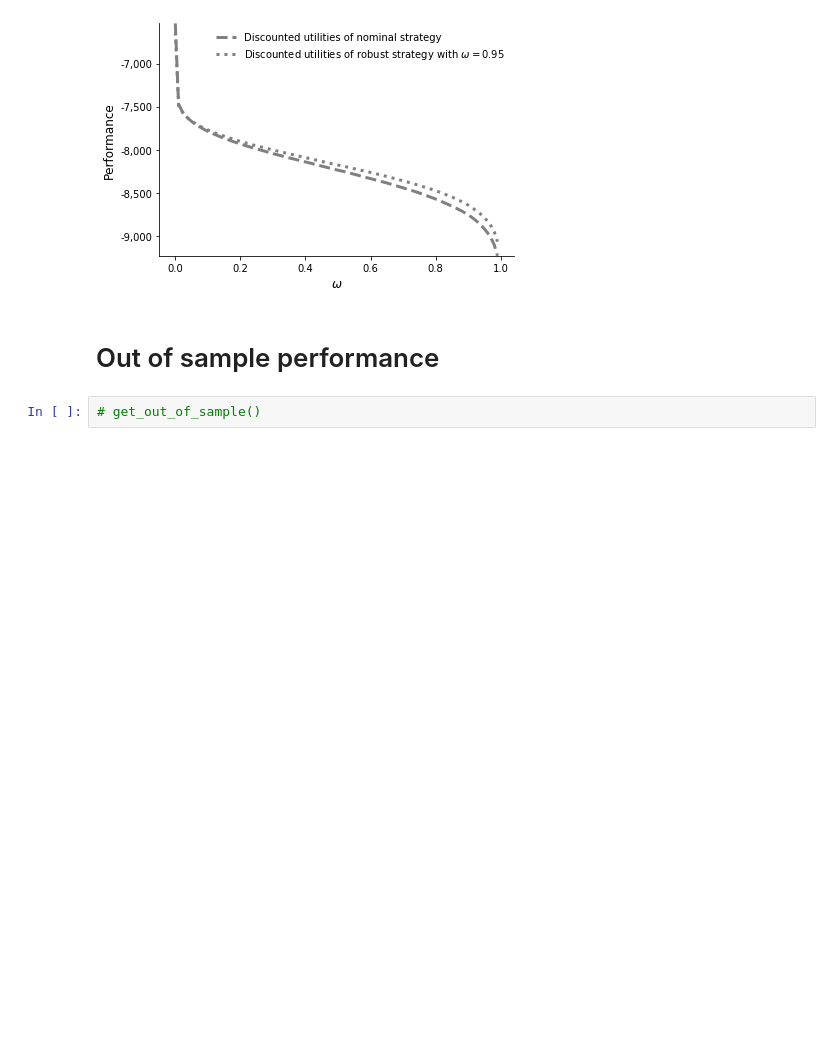
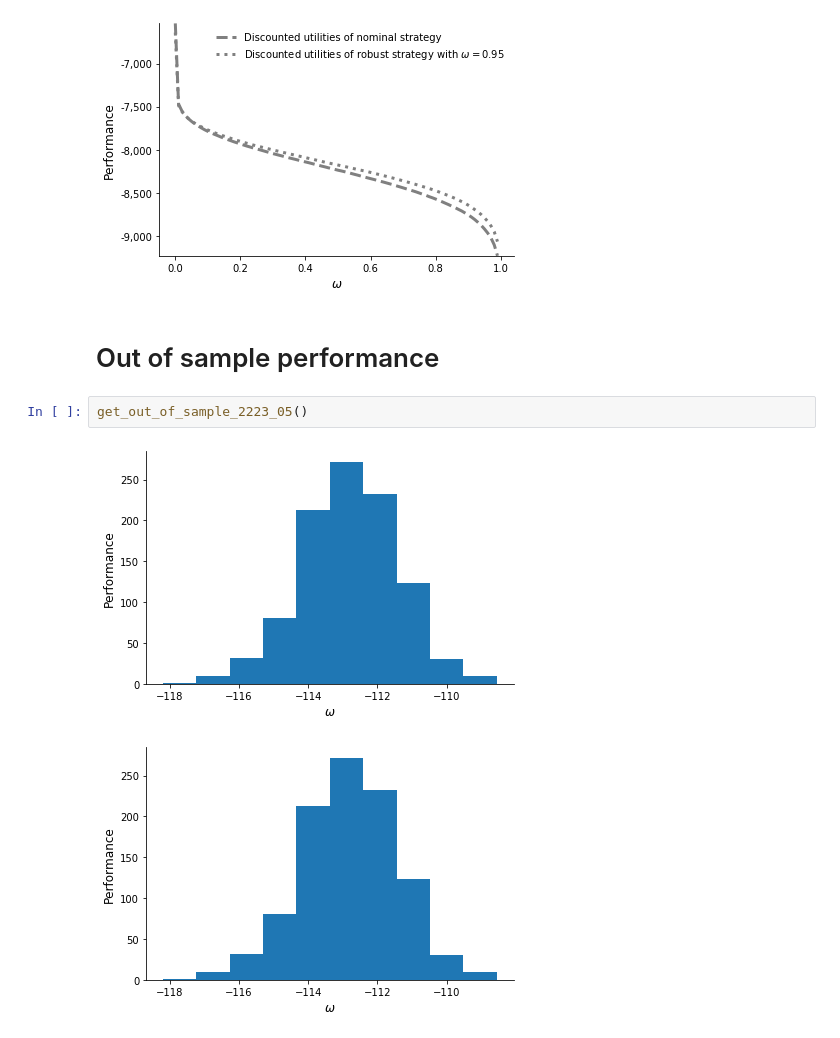
Before and after one commit to robustzurcher/analysis, a Jupyter notebook: notebooks/03_application.ipynb, the cells around one changed output. Saved outputs shown, nothing was run; the diff lists cells and outputs as text; blank space fills up the shorter version.

Commit message:
Prelim out of sample.

```diff
--- a/notebooks/03_application.ipynb
+++ b/notebooks/03_application.ipynb
@@ -171,5 +176,8 @@ get_performance()
 [figure]
 # %% [markdown]
 # Out of sample performance
-# %%
-# get_out_of_sample()
+# %%
+get_out_of_sample_2223_05()
+# %% [output]
+[figure, added]
+[figure, added]
```
Also changed, not shown: parts of 3 cells of this notebook, 2 other files.
